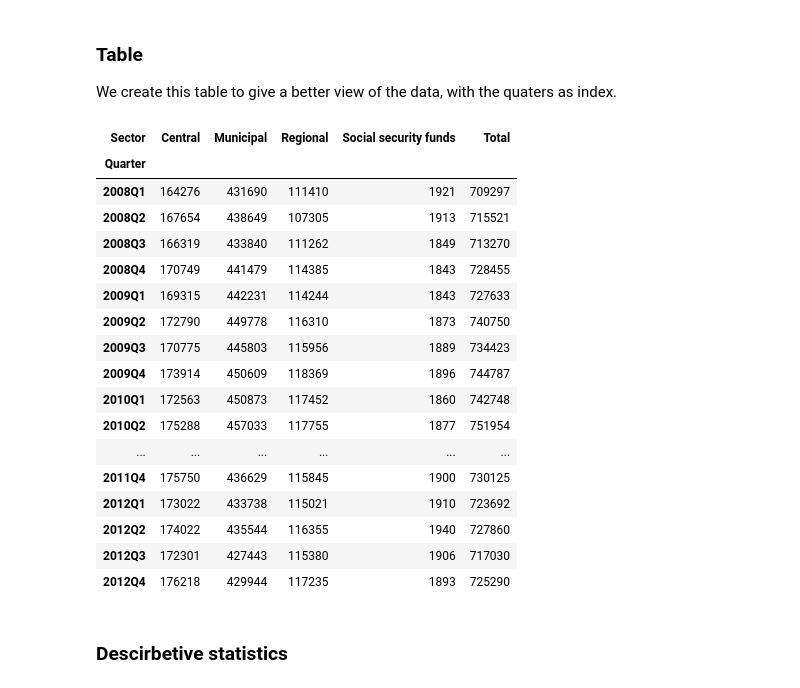
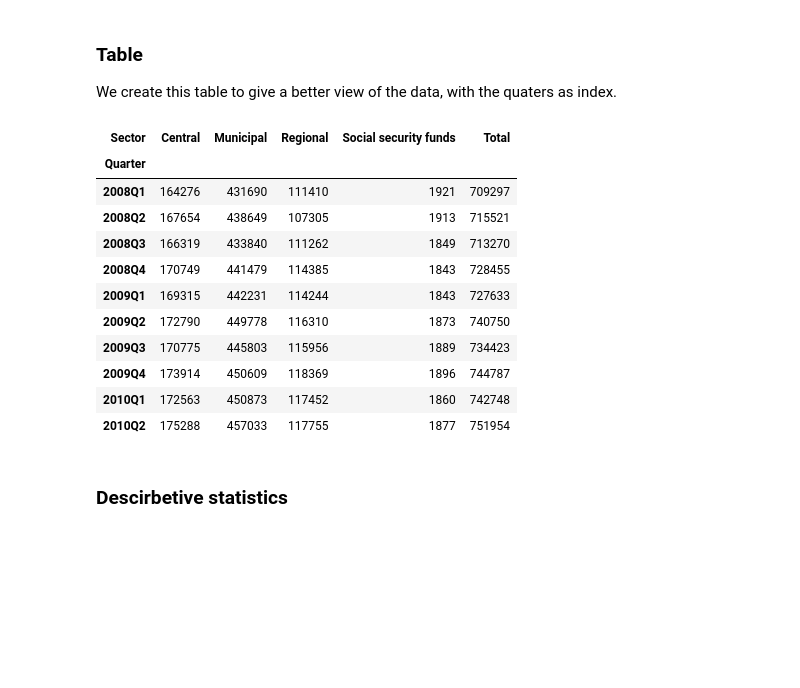
Before and after one commit to NumEconCopenhagen/projects-2019-nx31, a Jupyter notebook: dataproject/NX31_Data_Project.ipynb, the cells around one changed output. Saved outputs shown, nothing was run; the diff lists cells and outputs as text; code cells hidden in the pictures; blank space fills up the shorter version.

```diff
--- a/dataproject/NX31_Data_Project.ipynb
+++ b/dataproject/NX31_Data_Project.ipynb
@@ -130,26 +118,20 @@ We create this table to give a better view of the data, with the quaters as inde
 # %%
 FTEG = FTEG_raw.copy().pivot(index = 'Quarter', columns = 'Sector', values = 'FTE')
 # creates a copy and pivot the data using the 'Quarter' as the index.
-FTEG.head(20)
+FTEG.head(10)
 # %% [output]
 | Sector | Central | Municipal | Regional | Social security funds | Total |
 | Quarter |  |  |  |  |  |
 | 2008Q1 | 164276 | 431690 | 111410 | 1921 | 709297 |
 | 2008Q2 | 167654 | 438649 | 107305 | 1913 | 715521 |
 | 2008Q3 | 166319 | 433840 | 111262 | 1849 | 713270 |
 | 2008Q4 | 170749 | 441479 | 114385 | 1843 | 728455 |
 | 2009Q1 | 169315 | 442231 | 114244 | 1843 | 727633 |
 | 2009Q2 | 172790 | 449778 | 116310 | 1873 | 740750 |
 | 2009Q3 | 170775 | 445803 | 115956 | 1889 | 734423 |
 | 2009Q4 | 173914 | 450609 | 118369 | 1896 | 744787 |
 | 2010Q1 | 172563 | 450873 | 117452 | 1860 | 742748 |
 | 2010Q2 | 175288 | 457033 | 117755 | 1877 | 751954 |
-| ... | ... | ... | ... | ... | ... |
-| 2011Q4 | 175750 | 436629 | 115845 | 1900 | 730125 |
-| 2012Q1 | 173022 | 433738 | 115021 | 1910 | 723692 |
-| 2012Q2 | 174022 | 435544 | 116355 | 1940 | 727860 |
-| 2012Q3 | 172301 | 427443 | 115380 | 1906 | 717030 |
-| 2012Q4 | 176218 | 429944 | 117235 | 1893 | 725290 |
 # %% [markdown]
 ### Descirbetive statistics
 # %%
```
Also changed, not shown: parts of 24 cells of this notebook.
